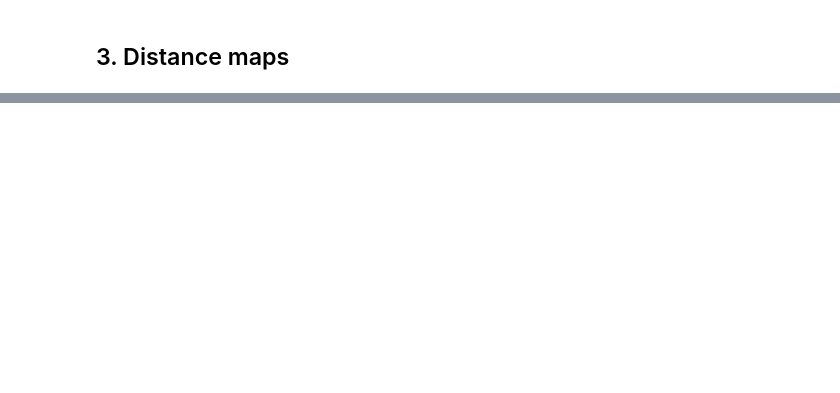
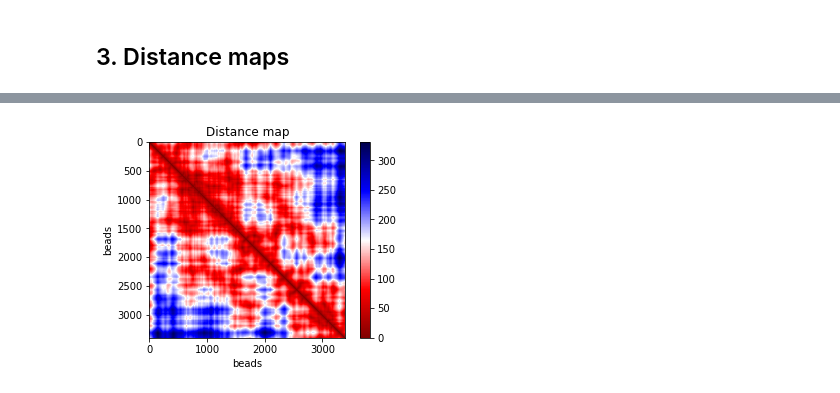
Before and after one commit to SFGLab/ChromoLooping, a Jupyter notebook: image_driven_modeling.ipynb, the cells around one changed output, grey strips where cells are left out. Drawn from its saved outputs; the diff is of its cells as text; code cells hidden in the pictures; blank space fills up the shorter version.

```diff
--- a/image_driven_modeling.ipynb
+++ b/image_driven_modeling.ipynb
@@ -19,0 +79,2 @@ pdb_peaks_file =
+# %%
+heat_file_smooth = out_smooth[:-4] + ".heat"
@@ -19,0 +85,7 @@ pdb_peaks_file =
+# %%
+heatmap = np.loadtxt(heat_file_smooth)
+image_outfile = f"{heat_file_smooth[:-5]}_{cmap}.png"
+title = 'Distance map'
+show(heatmap, gamma=1, out_file_name=image_outfile, title=title, cmap=cmap, show_map=True)
+# %% [output]
+[figure, added]
```
Also changed, not shown: parts of 22 cells of this notebook, 13 other files.
